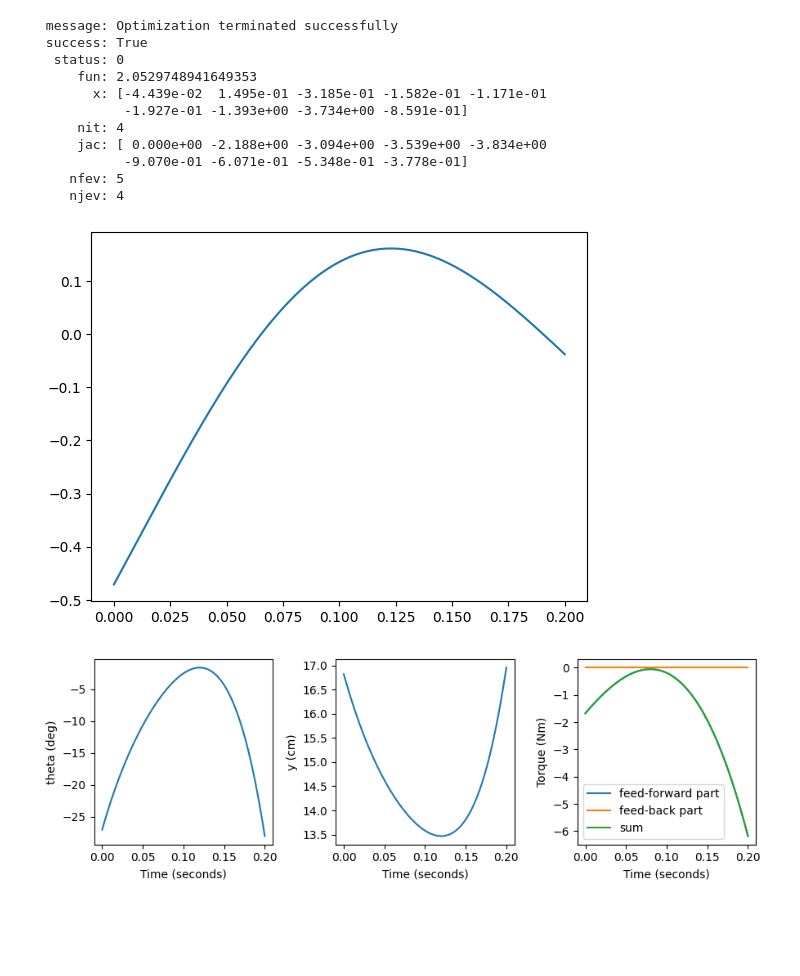
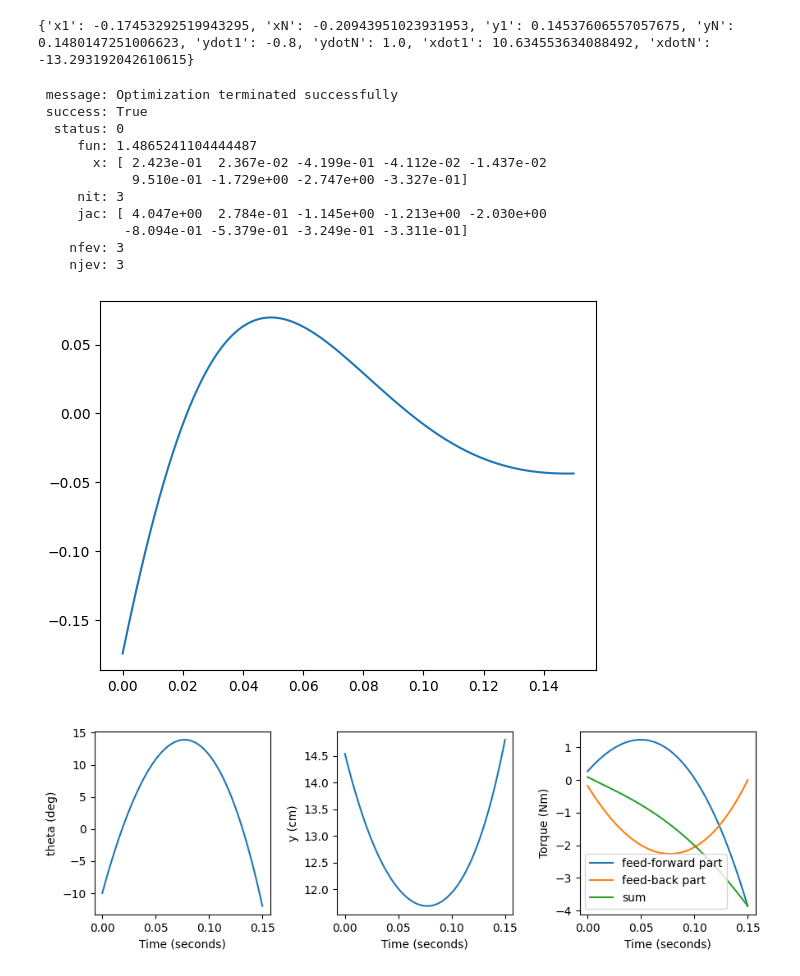
Before and after one commit to JGSuw/hsa_hopper_control, a Jupyter notebook: notebooks/hop_controller_combined.ipynb, the cells around one changed output. Cells and saved outputs as stored; diff of their text form; code cells hidden in the pictures; blank space fills up the shorter version.

Commit message:
minor changes to hop_controller_combined notebook leveraging alpha kwarg in HopBVP.optimize

```diff
--- a/notebooks/hop_controller_combined.ipynb
+++ b/notebooks/hop_controller_combined.ipynb
@@ -3,32 +3,34 @@ import numpy as np
 from hsa_hopper.kinematics import KinematicParameters, forward_kinematics
 import hsa_hopper.dynamics
 import yaml
-from hsa_hopper.hsa_model import HSAModel
+from hsa_hopper.hsa_model import LinearModel
 from matplotlib import pyplot as plt
+import scipy
 
 # load hsa potential
-with open('linear_hsa_model.yaml','r') as f:
+with open('linear_model.yaml','r') as f:
     potential_attributes = yaml.load(f,yaml.Loader)
-hsa_model = HSAModel.make_from_dict(potential_attributes)
+linear_model = LinearModel.make_from_dict(potential_attributes)
 
 L1 = .07
 L2 = .15
 kin_params = KinematicParameters(L1,L2,.3,-.003)
-td_degrees = -27
-lo_degrees = td_degrees - 1
+td_degrees = -10
+lo_degrees = td_degrees - 2
 theta1 = x_td = td_degrees*np.pi/180    # touchdown angle
 thetaN = x_lo = lo_degrees*np.pi/180    # liftoff angle
-tf = .2
+tf = .15
 dynamics_params = hsa_hopper.dynamics.DynamicsParameters(
-    m=1.7,
-    J=5e-3,
-    bx=5e-3,
-    by=0.,
-    Kx=0,
+    m=1.3,
+    J=4e-3,
+    bx=.15,
+    by=10.,
+    Kx=5,
+    # Kx=0,
     x0=x_lo,
     kinematics=kin_params,
-    hsa_model=hsa_model,
-    # hsa_potential=None,
+    # hsa_model=linear_model,
+    hsa_model=None,
     psi = 0
 )
 
@@ -44,8 +46,8 @@ stance_boundary_cond = {
     'xN' : x_lo,
     'y1' : float(y(x_td)),
     'yN' : float(y(x_lo)),
-    'ydot1' : -0.6,
-    'ydotN' : 1.1
+    'ydot1' : -.8,
+    'ydotN' : 1.
 }
 
 # for velocity boundary conditions in motor coordinates, need to solve for roots of velocity equation
@@ -61,12 +63,15 @@ stance_boundary_cond['xdotN'] = root_scalar(
 startup_boundary_cond = {
     'x1' : float(root_scalar(
             lambda theta: hsa_hopper.dynamics.evaluate(theta,0,0,dynamics_params),
-            bracket=(-25*np.pi/180,0*np.pi/180)
+            bracket=(-30*np.pi/180,10*np.pi/180)
         ).root),
     'xN' : x_lo,
     'xdot1' : 0.,
     'xdotN' : stance_boundary_cond['xdotN']
 }
+print(stance_boundary_cond)
+# %% [output]
+{'x1': -0.17453292519943295, 'xN': -0.20943951023931953, 'y1': 0.14537606557057675, 'yN': 0.1480147251006623, 'ydot1': -0.8, 'ydotN': 1.0, 'xdot1': 10.634553634088492, 'xdotN': -13.293192042610615}
 # %%
 def make_interp_figure(x_interp, u_interp, dynamics_params):
     fig, ax = plt.subplots(nrows=1,ncols=3,figsize=(9,3))
@@ -132,43 +137,44 @@ x_interp, u_interp = initial_guess(dynamics_params,
                                    collo_params,
                                    stance_boundary_cond,
                                    tf,
                                    1e-4)
 # make_interp_figure(x_interp, u_interp, dynamics_params)
 z = np.hstack([x_interp.mat.flatten(),u_interp.mat.flatten()])
 
 # solve optimal control problem for stance controller
 bvp = hsa_hopper.collocation.HopBVP(
     [stance_boundary_cond['x1'],
      stance_boundary_cond['xdot1']],
     [stance_boundary_cond['xN'],
      stance_boundary_cond['xdotN']],
     [-50*np.pi/180,-20],
     [20*np.pi/180,20],
     dynamics_params,
     collo_params,
 )
 result = bvp.optimize(z, options = {
-    'ftol': 1e-3,
-    'maxiter': 500,
-    'eps': 1e-4,
+    'ftol': 1e-2,
+    'maxiter': 2e2,
+    'eps': 1e-6,
 },
+alpha=1.,
 regeneration=False)
 print(result)
 
 x_interp_stance = hsa_hopper.collocation.PiecewiseInterpolation(bvp.c_mat,collo_params.tk)
 u_interp_stance = hsa_hopper.collocation.PiecewiseInterpolation(bvp.d_mat,collo_params.tk)
 make_interp_figure(x_interp_stance, u_interp_stance, dynamics_params)
 # %% [output]
  message: Optimization terminated successfully
  success: True
   status: 0
-     fun: 2.0529748941649353
-       x: [-4.439e-02  1.495e-01 -3.185e-01 -1.582e-01 -1.171e-01
-           -1.927e-01 -1.393e+00 -3.734e+00 -8.591e-01]
-     nit: 4
-     jac: [ 0.000e+00 -2.188e+00 -3.094e+00 -3.539e+00 -3.834e+00
-           -9.070e-01 -6.071e-01 -5.348e-01 -3.778e-01]
-    nfev: 5
-    njev: 4
+     fun: 1.4865241104444487
+       x: [ 2.423e-01  2.367e-02 -4.199e-01 -4.112e-02 -1.437e-02
+            9.510e-01 -1.729e+00 -2.747e+00 -3.327e-01]
+     nit: 3
+     jac: [ 4.047e+00  2.784e-01 -1.145e+00 -1.213e+00 -2.030e+00
+           -8.094e-01 -5.379e-01 -3.249e-01 -3.311e-01]
+    nfev: 3
+    njev: 3
-[figure, old version]
+[figure, new version]
-[figure, old version]
+[figure, new version]
```
Also changed, not shown: parts of 3 cells of this notebook.
